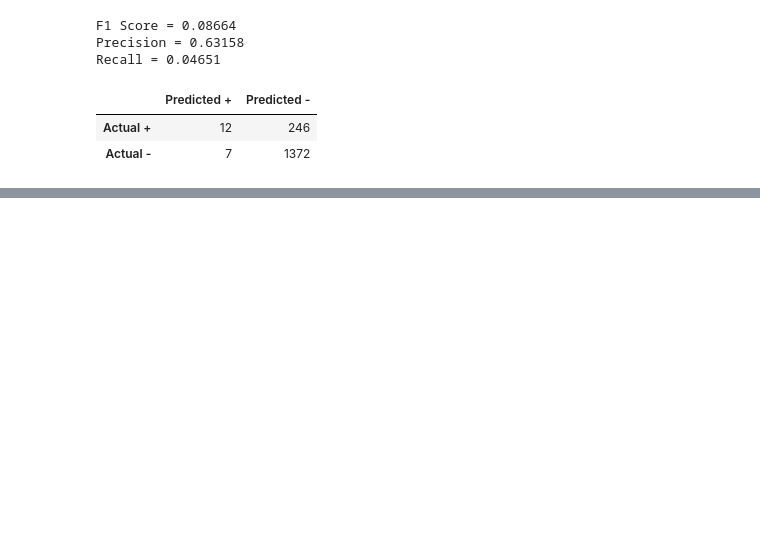
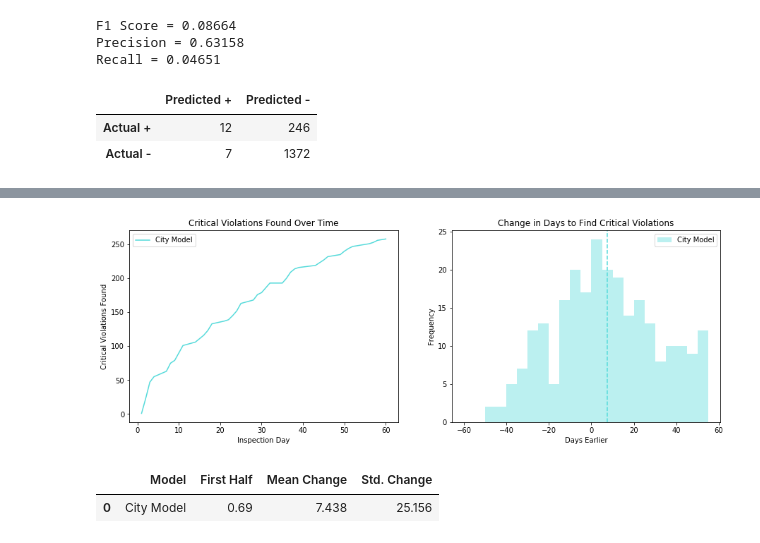
Before and after one commit to vingkan/foodinspectionforecasting, a Jupyter notebook: IIT/40_inspection_metrics.ipynb, the cells around one changed output, grey strips where cells are left out. Saved outputs shown, nothing was run; the diff lists cells and outputs as text; code cells hidden in the pictures; blank space fills up the shorter version.

```diff
--- a/IIT/40_inspection_metrics.ipynb
+++ b/IIT/40_inspection_metrics.ipynb
@@ -116,0 +146,3 @@ sns.distplot(crit_diff, kde=False, bins=range(-50, 65, 5))
+# %%
+def show_metrics(y_true, days, y_scores, name="Model"):
+    return compare_metrics(y_true, days, [(name, y_scores)])
@@ -116,0 +174,6 @@ sns.distplot(crit_diff, kde=False, bins=range(-50, 65, 5))
+# %%
+show_metrics(y_true, days, y_scores, name="City Model")
+# %% [output]
+[figure, added]
+|  | Model | First Half | Mean Change | Std. Change |
+| 0 | City Model | 0.69 | 7.438 | 25.156 |
```
Also changed, not shown: parts of 14 cells of this notebook, 4 other files.
